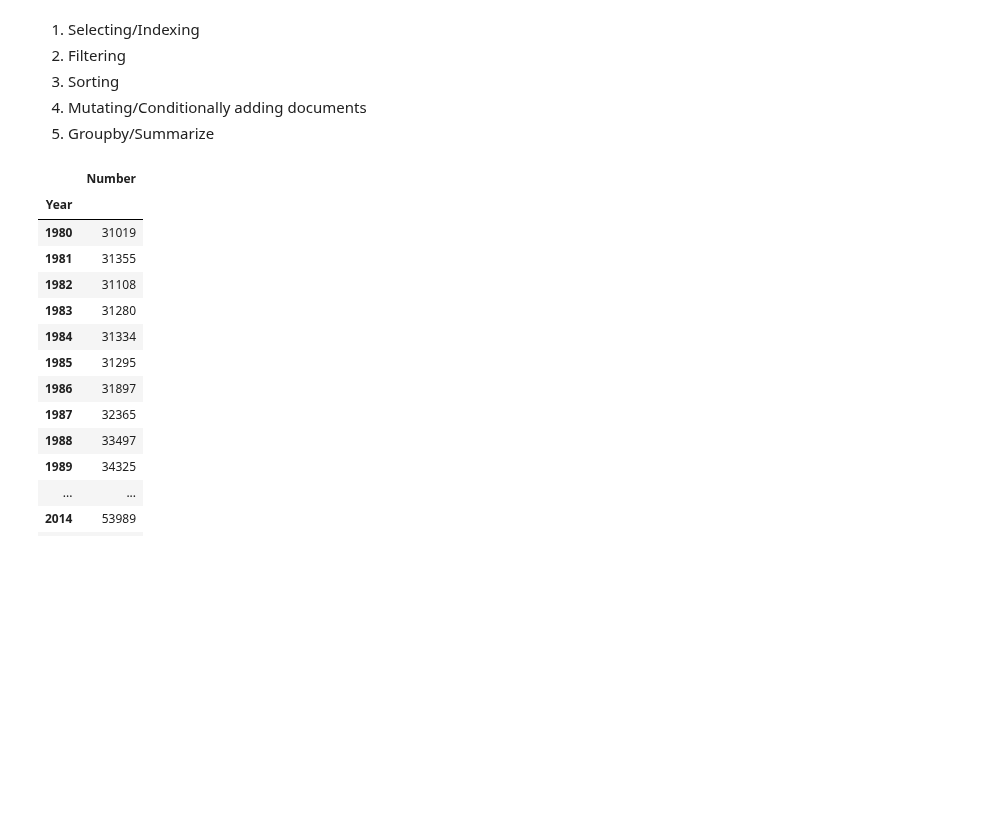
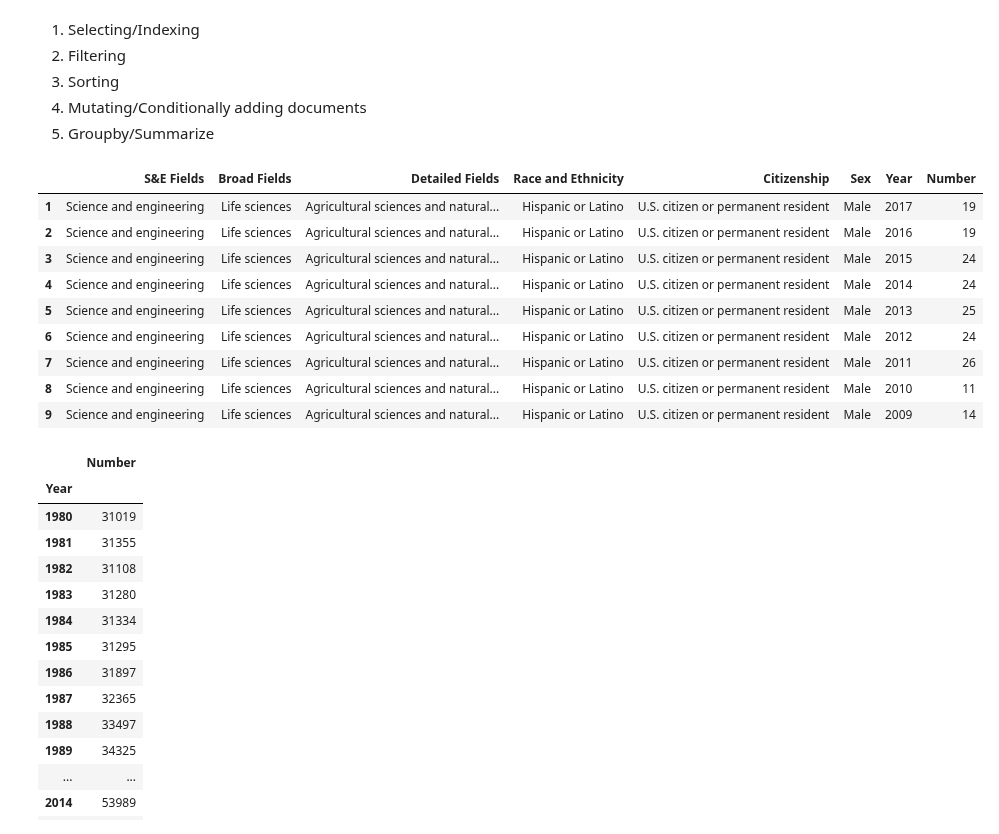
Before and after one commit to mulukenm/dataScience, a Jupyter notebook: 04-DS_Statistical_Analysis.ipynb, the cells around one changed output. Cells and saved outputs as stored; diff of their text form; code cells hidden in the pictures; blank space fills up the shorter version.

```diff
--- a/04-DS_Statistical_Analysis.ipynb
+++ b/04-DS_Statistical_Analysis.ipynb
@@ -112,6 +130,22 @@ dtype: object
 3. Sorting
 4. Mutating/Conditionally adding documents
 5. Groupby/Summarize
+# %%
+# selecting/Indexing
+df1 =  df.iloc[1:10, :]
+
+df1.head(15)
+# %% [output]
+|  | S&E Fields | Broad Fields | Detailed Fields | Race and Ethnicity | Citizenship | Sex | Year | Number |
+| 1 | Science and engineering | Life sciences | Agricultural sciences and natural... | Hispanic or Latino | U.S. citizen or permanent resident | Male | 2017 | 19 |
+| 2 | Science and engineering | Life sciences | Agricultural sciences and natural... | Hispanic or Latino | U.S. citizen or permanent resident | Male | 2016 | 19 |
+| 3 | Science and engineering | Life sciences | Agricultural sciences and natural... | Hispanic or Latino | U.S. citizen or permanent resident | Male | 2015 | 24 |
+| 4 | Science and engineering | Life sciences | Agricultural sciences and natural... | Hispanic or Latino | U.S. citizen or permanent resident | Male | 2014 | 24 |
+| 5 | Science and engineering | Life sciences | Agricultural sciences and natural... | Hispanic or Latino | U.S. citizen or permanent resident | Male | 2013 | 25 |
+| 6 | Science and engineering | Life sciences | Agricultural sciences and natural... | Hispanic or Latino | U.S. citizen or permanent resident | Male | 2012 | 24 |
+| 7 | Science and engineering | Life sciences | Agricultural sciences and natural... | Hispanic or Latino | U.S. citizen or permanent resident | Male | 2011 | 26 |
+| 8 | Science and engineering | Life sciences | Agricultural sciences and natural... | Hispanic or Latino | U.S. citizen or permanent resident | Male | 2010 | 11 |
+| 9 | Science and engineering | Life sciences | Agricultural sciences and natural... | Hispanic or Latino | U.S. citizen or permanent resident | Male | 2009 | 14 |
 # %%
 df[['Year', 'Number']].groupby(["Year"]).sum()
 # %% [output]
```
Also changed, not shown: parts of 1 cell of this notebook.
